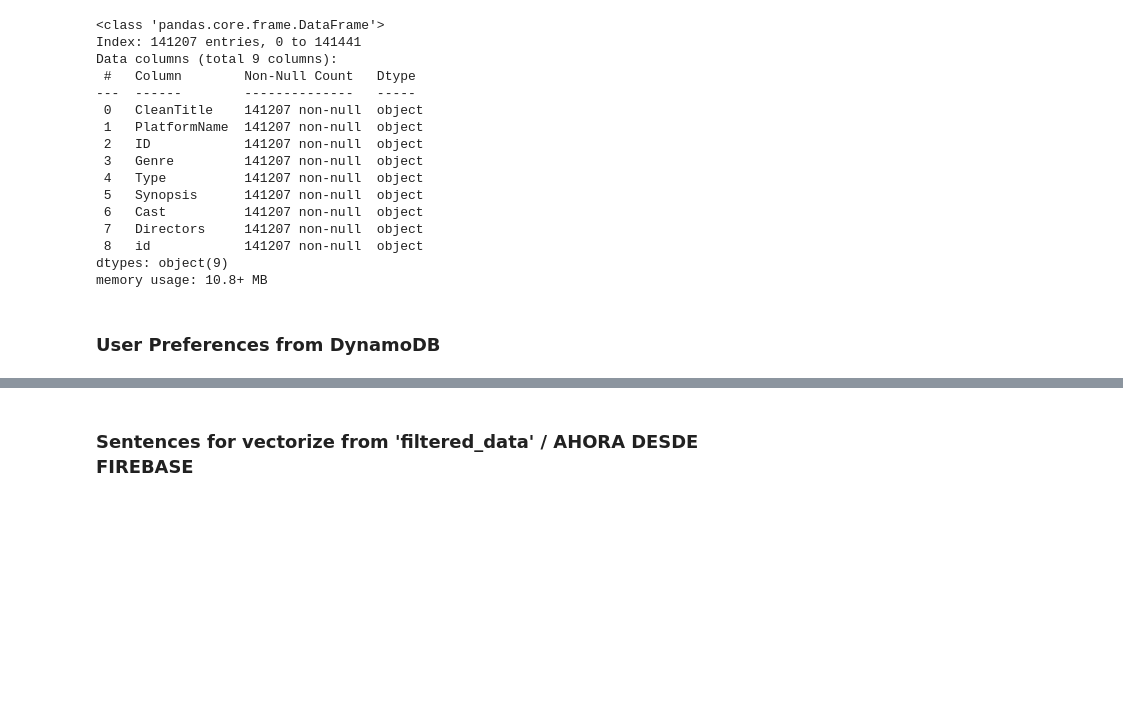
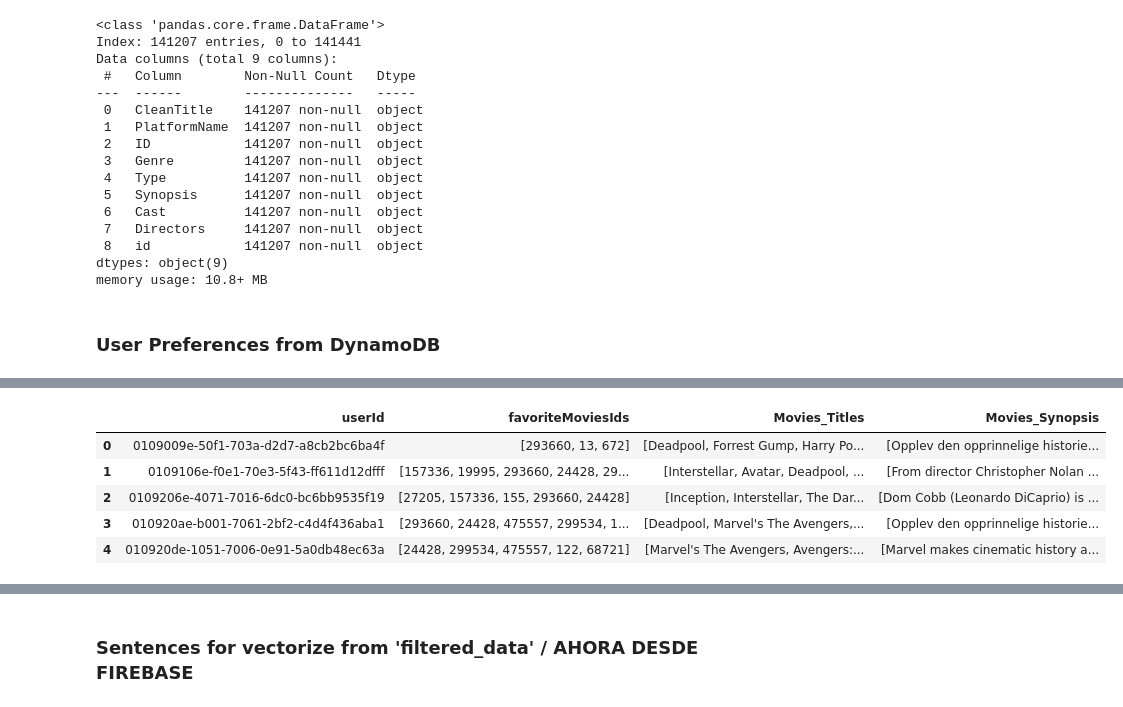
Before and after one commit to BubboApp/bubbo-data, a Jupyter notebook: all-MiniLM-L6-v2/all-MiniLM-L6-v2_from_hugg_with_dynamodb.ipynb, the cells around one changed output, grey strips where cells are left out. Cells and saved outputs as stored; diff of their text form; code cells hidden in the pictures; blank space fills up the shorter version.

Commit message:
embeddings OK, we're only missing to change the code in the last part since I made the user_pref embeddings separately for movies/series to improve recommendation effectiveness

```diff
--- a/all-MiniLM-L6-v2/all-MiniLM-L6-v2_from_hugg_with_dynamodb.ipynb
+++ b/all-MiniLM-L6-v2/all-MiniLM-L6-v2_from_hugg_with_dynamodb.ipynb
@@ -159,0 +160,43 @@ memory usage: 232.3+ KB
+# %%
+# celda para producir no terminada
+# Ahora tengo que traer tambien las synopsis por titulo para poder hacer los embeddings correctamente
+
+
+# convertir los valores en listas para expandirlos con explode
+user_pref['favoriteGenresIds'] = user_pref['favoriteGenresIds'].apply(lambda x: x.split(';'))
+user_pref['favoriteMoviesIds'] = user_pref['favoriteMoviesIds'].apply(lambda x: x.split(';'))
+user_pref['favoriteSeriesIds'] = user_pref['favoriteSeriesIds'].apply(lambda x: x.split(';'))
+
+# expandir preferencias de favoriteMoviesIds, favoriteGenresIds, y favoriteSeriesIds por userId
+user_fav_genres = user_pref[['userId','favoriteGenresIds']].explode('favoriteGenresIds')
+user_fav_movies = user_pref[['userId','favoriteMoviesIds']].explode('favoriteMoviesIds')
+user_fav_series = user_pref[['userId','favoriteSeriesIds']].explode('favoriteSeriesIds')
+
+
+# merge para traerme los CleanTitle, Synopsis, 'Genre'
+user_fav_genres['favoriteGenresIds'] = user_fav_genres['favoriteGenresIds'].astype(int)
+user_fav_genres = user_fav_genres.merge(df_genres[['genero_id','genero_name']], left_on='favoriteGenresIds', right_on='genero_id')
+
+user_fav_movies = user_fav_movies.merge(filtered_data[['ID','CleanTitle','Synopsis']], left_on='favoriteMoviesIds', right_on='ID')  ###### en esta y lasig fila agregué synopsis
+user_fav_series = user_fav_series.merge(filtered_data[['ID','CleanTitle','Synopsis']], left_on='favoriteSeriesIds', right_on='ID')
+
+user_fav_genres = user_fav_genres.drop(columns='genero_id')
+user_fav_genres.rename(columns={'genero_name':'Genres'}, inplace=True)
+user_fav_movies = user_fav_movies.drop(columns='ID')
+user_fav_movies.rename(columns={'CleanTitle':'Movies_Titles', 'Synopsis':'Movies_Synopsis'}, inplace=True)
+user_fav_series = user_fav_series.drop(columns='ID')
+user_fav_series.rename(columns={'CleanTitle':'Series_Titles', 'Synopsis':'Series_Synopsis'}, inplace=True)
+
+# reAGRUPO por userId para que me queden las listas CleanTitle, Synopsis, 'Genre' por user segun sus favoriteMoviesIds, favoriteGenresIds, y favoriteSeriesIds por userId
+user_fav_genres = user_fav_genres.groupby('userId')[['favoriteGenresIds','Genres']].agg(list).reset_index()
+user_fav_movies = user_fav_movies.groupby('userId')[['favoriteMoviesIds','Movies_Titles', 'Movies_Synopsis']].agg(list).reset_index()
+user_fav_series = user_fav_series.groupby('userId')[['favoriteSeriesIds','Series_Titles', 'Series_Synopsis' ]].agg(list).reset_index()
+# %%
+user_fav_movies.head()
+# %% [output]
+|  | userId | favoriteMoviesIds | Movies_Titles | Movies_Synopsis |
+| 0 | 0109009e-50f1-703a-d2d7-a8cb2bc6ba4f | [293660, 13, 672] | [Deadpool, Forrest Gump, Harry Po... | [Opplev den opprinnelige historie... |
+| 1 | 0109106e-f0e1-70e3-5f43-ff611d12dfff | [157336, 19995, 293660, 24428, 29... | [Interstellar, Avatar, Deadpool, ... | [From director Christopher Nolan ... |
+| 2 | 0109206e-4071-7016-6dc0-bc6bb9535f19 | [27205, 157336, 155, 293660, 24428] | [Inception, Interstellar, The Dar... | [Dom Cobb (Leonardo DiCaprio) is ... |
+| 3 | 010920ae-b001-7061-2bf2-c4d4f436aba1 | [293660, 24428, 475557, 299534, 1... | [Deadpool, Marvel's The Avengers,... | [Opplev den opprinnelige historie... |
+| 4 | 010920de-1051-7006-0e91-5a0db48ec63a | [24428, 299534, 475557, 122, 68721] | [Marvel's The Avengers, Avengers:... | [Marvel makes cinematic history a... |
```
Also changed, not shown: parts of 14 cells of this notebook.
